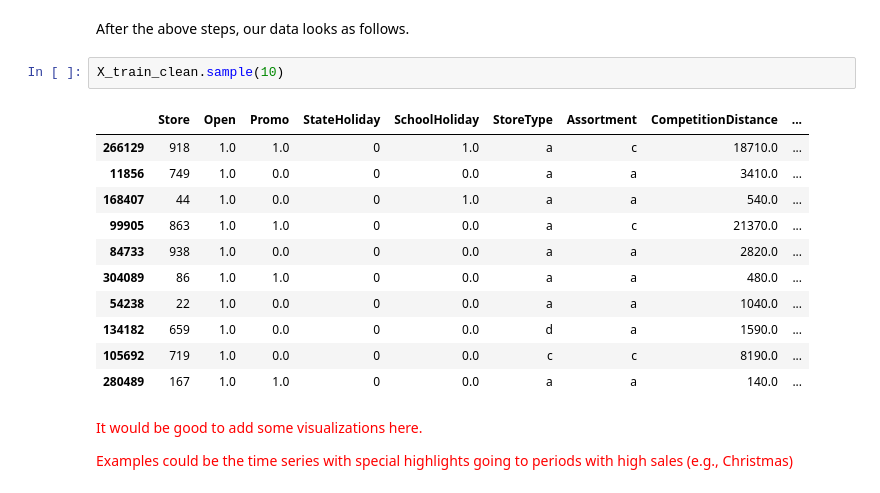
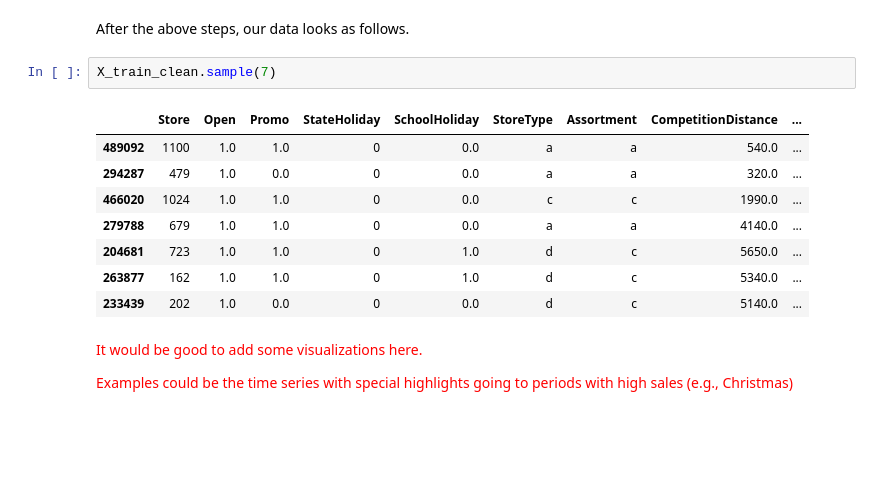
Before and after one commit to cverst/minicomp, a Jupyter notebook: Implementation of pipeline.ipynb, the cells around one changed output. Saved outputs shown, nothing was run; the diff lists cells and outputs as text; blank space fills up the shorter version.

```diff
--- a/Implementation of pipeline.ipynb
+++ b/Implementation of pipeline.ipynb
@@ -239,19 +234,16 @@ X_test_clean_dates = clnr.dates
 # %% [markdown]
 After the above steps, our data looks as follows.
 # %%
-X_train_clean.sample(10)
+X_train_clean.sample(7)
 # %% [output]
 |  | Store | Open | Promo | StateHoliday | SchoolHoliday | StoreType | Assortment | CompetitionDistance | ... |
-| 266129 | 918 | 1.0 | 1.0 | 0 | 1.0 | a | c | 18710.0 | ... |
-| 11856 | 749 | 1.0 | 0.0 | 0 | 0.0 | a | a | 3410.0 | ... |
-| 168407 | 44 | 1.0 | 0.0 | 0 | 1.0 | a | a | 540.0 | ... |
-| 99905 | 863 | 1.0 | 1.0 | 0 | 0.0 | a | c | 21370.0 | ... |
-| 84733 | 938 | 1.0 | 0.0 | 0 | 0.0 | a | a | 2820.0 | ... |
-| 304089 | 86 | 1.0 | 1.0 | 0 | 0.0 | a | a | 480.0 | ... |
-| 54238 | 22 | 1.0 | 0.0 | 0 | 0.0 | a | a | 1040.0 | ... |
-| 134182 | 659 | 1.0 | 0.0 | 0 | 0.0 | d | a | 1590.0 | ... |
-| 105692 | 719 | 1.0 | 0.0 | 0 | 0.0 | c | c | 8190.0 | ... |
-| 280489 | 167 | 1.0 | 1.0 | 0 | 0.0 | a | a | 140.0 | ... |
+| 489092 | 1100 | 1.0 | 1.0 | 0 | 0.0 | a | a | 540.0 | ... |
+| 294287 | 479 | 1.0 | 0.0 | 0 | 0.0 | a | a | 320.0 | ... |
+| 466020 | 1024 | 1.0 | 1.0 | 0 | 0.0 | c | c | 1990.0 | ... |
+| 279788 | 679 | 1.0 | 1.0 | 0 | 0.0 | a | a | 4140.0 | ... |
+| 204681 | 723 | 1.0 | 1.0 | 0 | 1.0 | d | c | 5650.0 | ... |
+| 263877 | 162 | 1.0 | 1.0 | 0 | 1.0 | d | c | 5340.0 | ... |
+| 233439 | 202 | 1.0 | 0.0 | 0 | 0.0 | d | c | 5140.0 | ... |
 # %% [markdown]
 <font color='red'>It would be good to add some visualizations here.</font>
 
```
Also changed, not shown: parts of 44 cells of this notebook, 3 other files.
